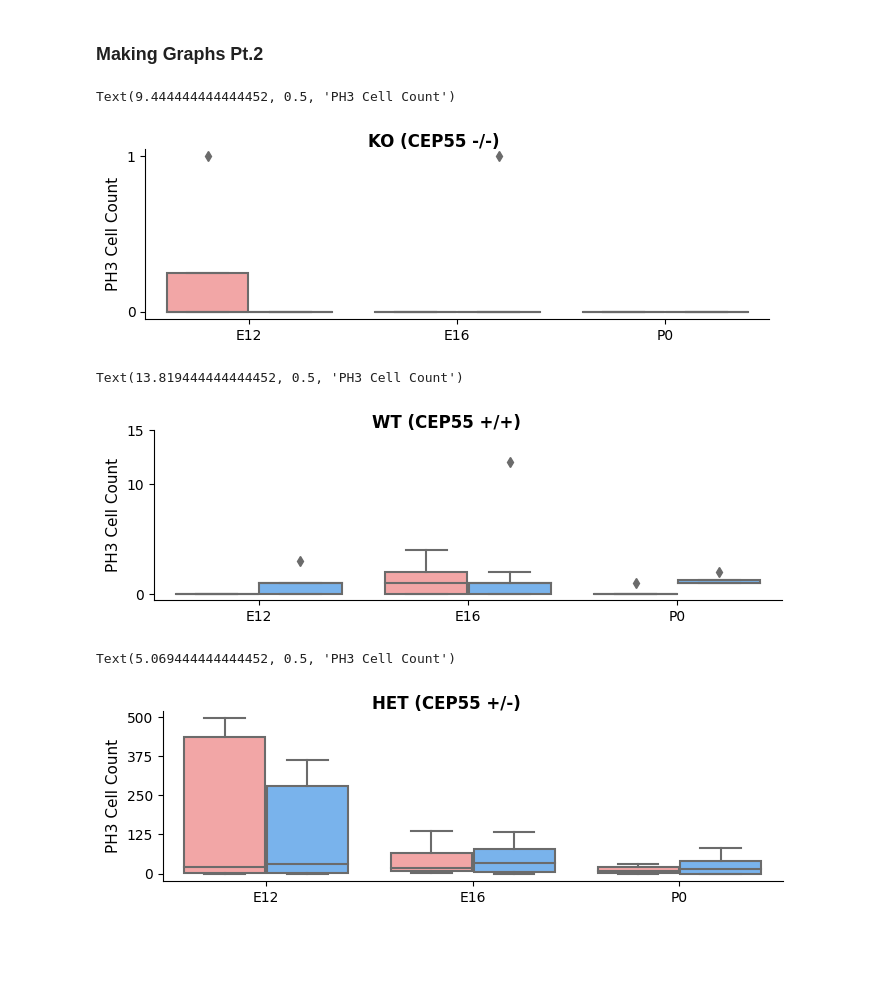
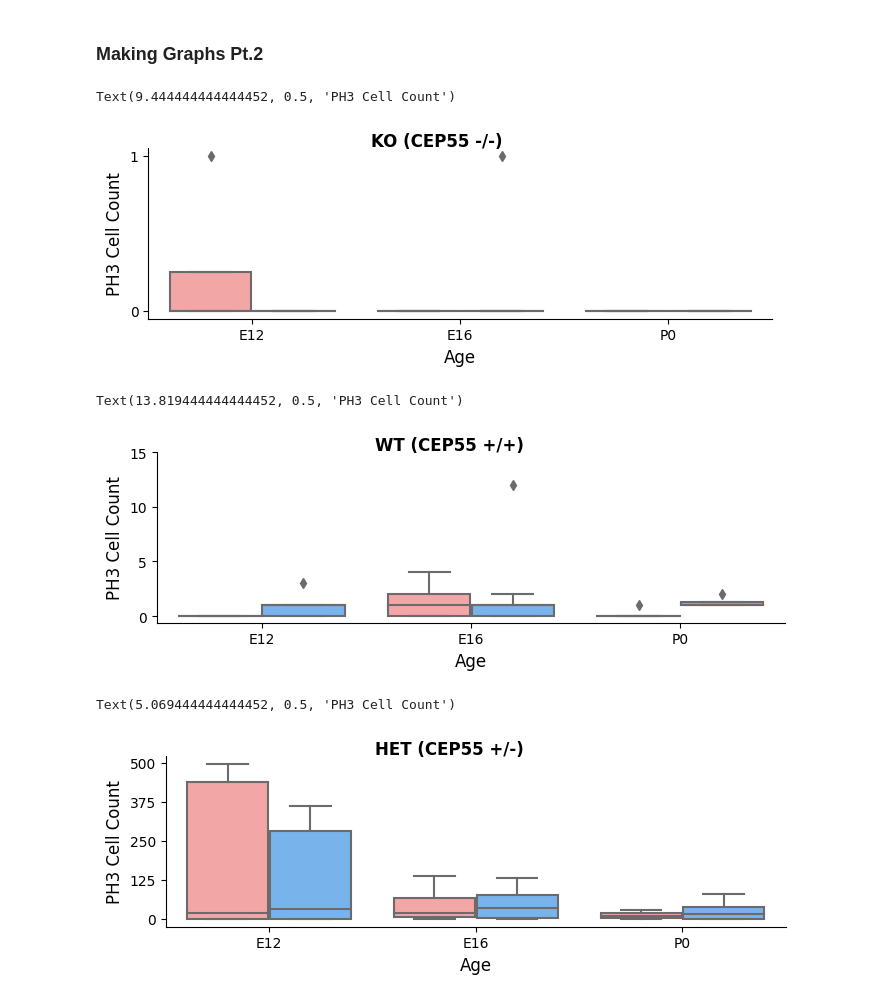
Before and after one commit to alzox/charts, a Jupyter notebook: notebooks/2025-04-13-brain.ipynb, the cells around one changed output. Saved outputs shown, nothing was run; the diff lists cells and outputs as text; code cells hidden in the pictures; blank space fills up the shorter version.

```diff
--- a/notebooks/2025-04-13-brain.ipynb
+++ b/notebooks/2025-04-13-brain.ipynb
@@ -186,35 +186,35 @@ df_m["Cell_Type"] = df_m["Cell_Type"].replace({"PH3_Cell_No":"CEP55 +/-", "Yello
 # %%
 g = sns.catplot(x="Age", y="Count", hue="Cep55_Genotype", data=df_m[df_m["Cell_Type"] == "CEP55 -/-"], kind="box", height=5, aspect=1.5, estimator=np.mean, hue_order=["WT", "HET"],
                 errorbar="se", palette=["#FF9999", "#66B3FF"], legend_out=False)
 
 fig = g.figure
 fig.set_size_inches(7, 2)
 g.ax.set_yticks([0, 1])
 g._legend.remove()
 
 # Set Main title
 fig.suptitle("KO (CEP55 -/-)", fontsize=12, fontweight='bold', y=1.05)
-g.set_axis_labels("", "PH3 Cell Count")
-g.ax.set_ylabel("PH3 Cell Count", fontsize=11)
+g.set_axis_labels("Age", "PH3 Cell Count", fontsize=12)
+g.ax.set_ylabel("PH3 Cell Count", fontsize=12)
 # %% [output]
 Text(9.444444444444452, 0.5, 'PH3 Cell Count')
-[figure, old version]
+[figure, new version]
 # %%
 g = sns.catplot(x="Age", y="Count", hue="Cep55_Genotype", data=df_m[df_m["Cell_Type"] == "CEP55 +/+"], kind="box", height=5, aspect=1.5, estimator=np.mean, hue_order=["WT", "HET"],
                 errorbar="se", palette=["#FF9999", "#66B3FF"], legend_out=False)
 
 fig = g.figure
 fig.set_size_inches(7, 2)
-g.ax.set_yticks([0, 10, 15])
+g.ax.set_yticks([0, 5, 10, 15])
 g._legend.remove()
 
 # Set Main title
 fig.suptitle("WT (CEP55 +/+)", fontsize=12, fontweight='bold', y=1.05)
-g.set_axis_labels("", "PH3 Cell Count")
-g.ax.set_ylabel("PH3 Cell Count", fontsize=11)
+g.set_axis_labels("Age", "PH3 Cell Count", fontsize=12)
+g.ax.set_ylabel("PH3 Cell Count", fontsize=12)
 # %% [output]
 Text(13.819444444444452, 0.5, 'PH3 Cell Count')
-[figure, old version]
+[figure, new version]
 # %%
 g = sns.catplot(x="Age", y="Count", hue="Cep55_Genotype", data=df_m[df_m["Cell_Type"] == "CEP55 +/-"], kind="box", height=5, aspect=1.5, estimator=np.mean, hue_order=["WT", "HET"],
                 errorbar="se", palette=["#FF9999", "#66B3FF"], legend_out=False)
@@ -226,8 +226,8 @@ g.ax.set_yticks([0, 125, 250, 375, 500])
 
 # Set Main title
 fig.suptitle("HET (CEP55 +/-)", fontsize=12, fontweight='bold', y=1.05)
-g.set_axis_labels("", "PH3 Cell Count")
-g.ax.set_ylabel("PH3 Cell Count", fontsize=11)
+g.set_axis_labels("Age", "PH3 Cell Count", fontsize=12)
+g.ax.set_ylabel("PH3 Cell Count", fontsize=12)
 # %% [output]
 Text(5.069444444444452, 0.5, 'PH3 Cell Count')
-[figure, old version]
+[figure, new version]
```
